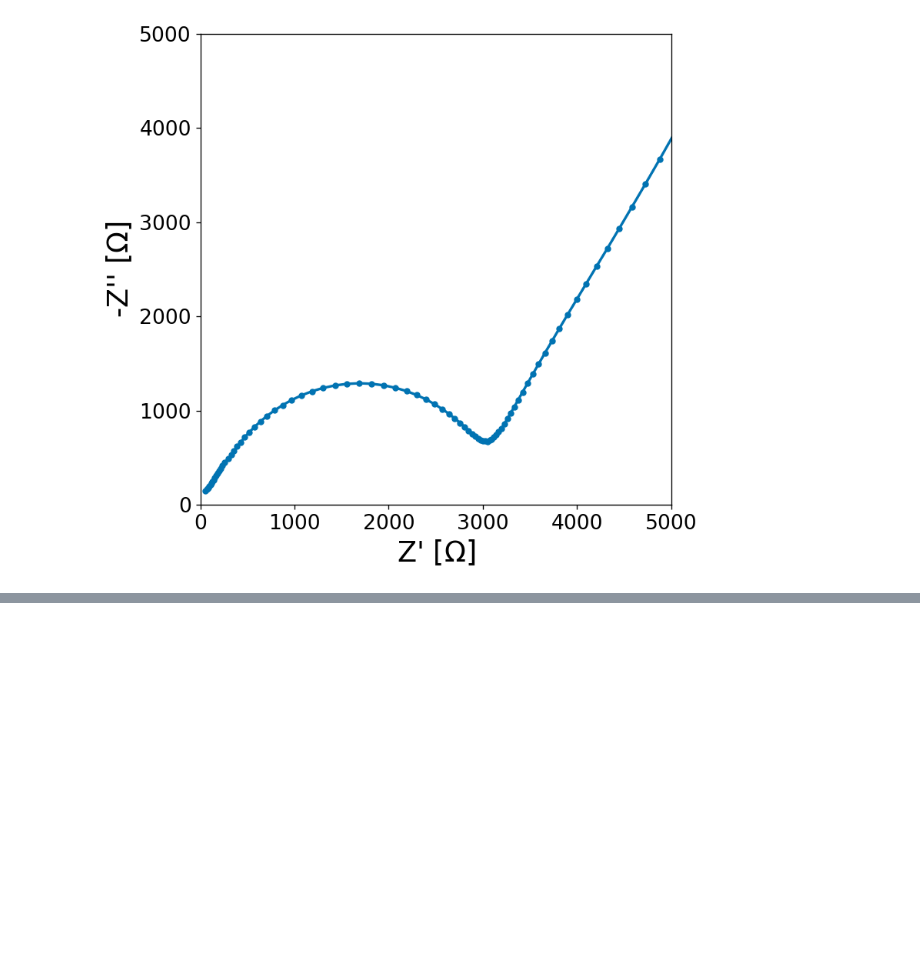
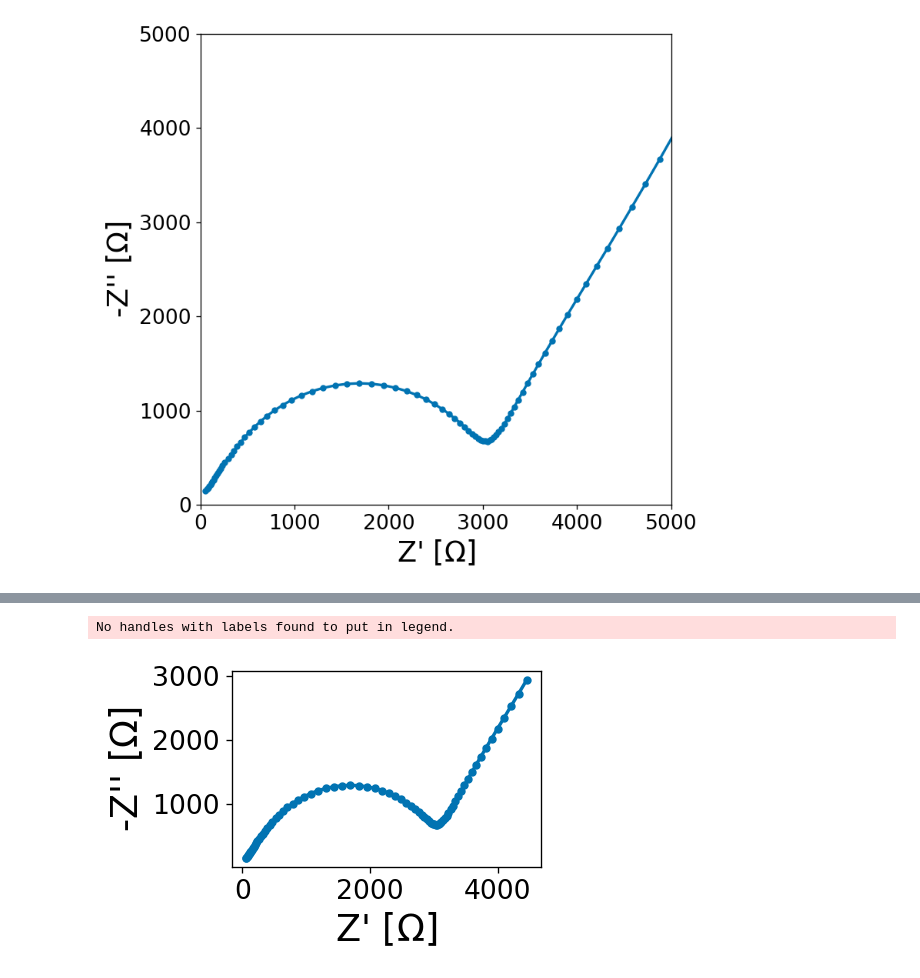
Before and after one commit to WildcatDiscovery/Kyler_Speed_Circuit, a Jupyter notebook: python_notebooks/linear_kk.ipynb, the cells around one changed output, grey strips where cells are left out. Cells and saved outputs as stored; diff of their text form; code cells hidden in the pictures; blank space fills up the shorter version.

```diff
--- a/python_notebooks/linear_kk.ipynb
+++ b/python_notebooks/linear_kk.ipynb
@@ -283,0 +288,7 @@ total error:  2.2453150450019166e-12
+# %%
+adj_re = mpt_data(path, data, mask = [1000018.6000000008, 125.84568999999996])
+# %%
+adj_re.mpt_plot()
+# %% [output]
+No handles with labels found to put in legend.
+[figure, added]
```
Also changed, not shown: parts of 10 cells of this notebook.
